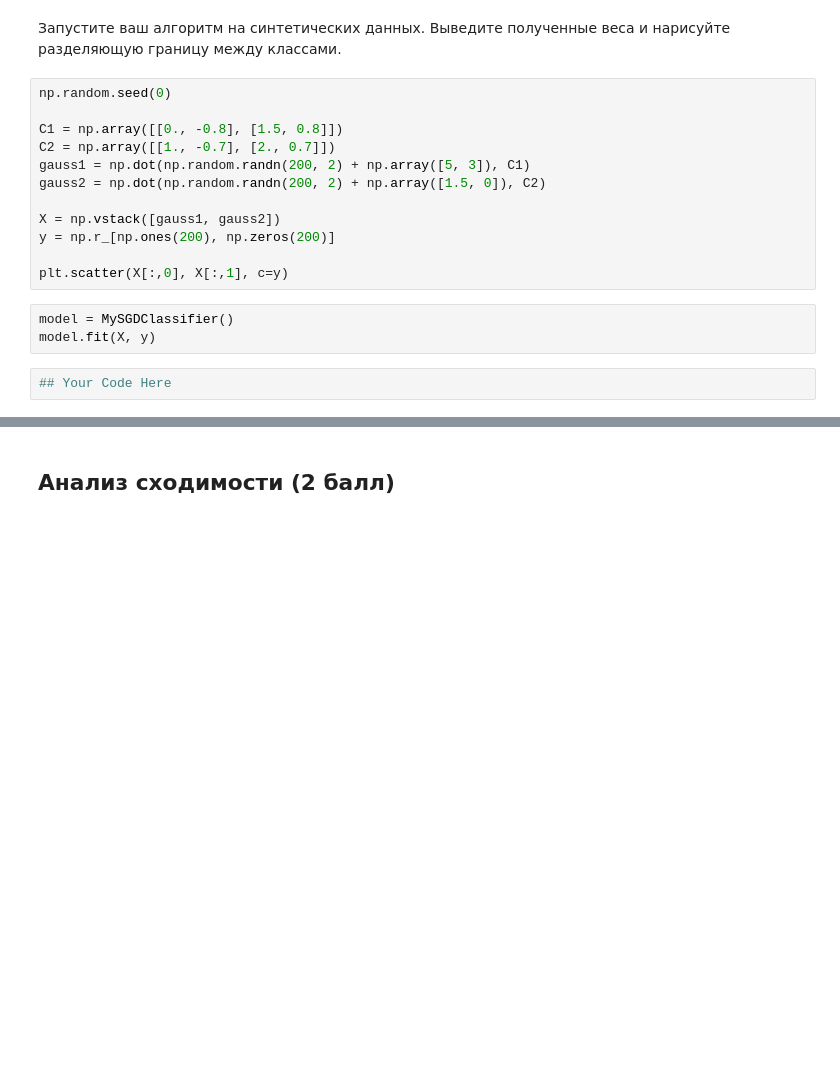
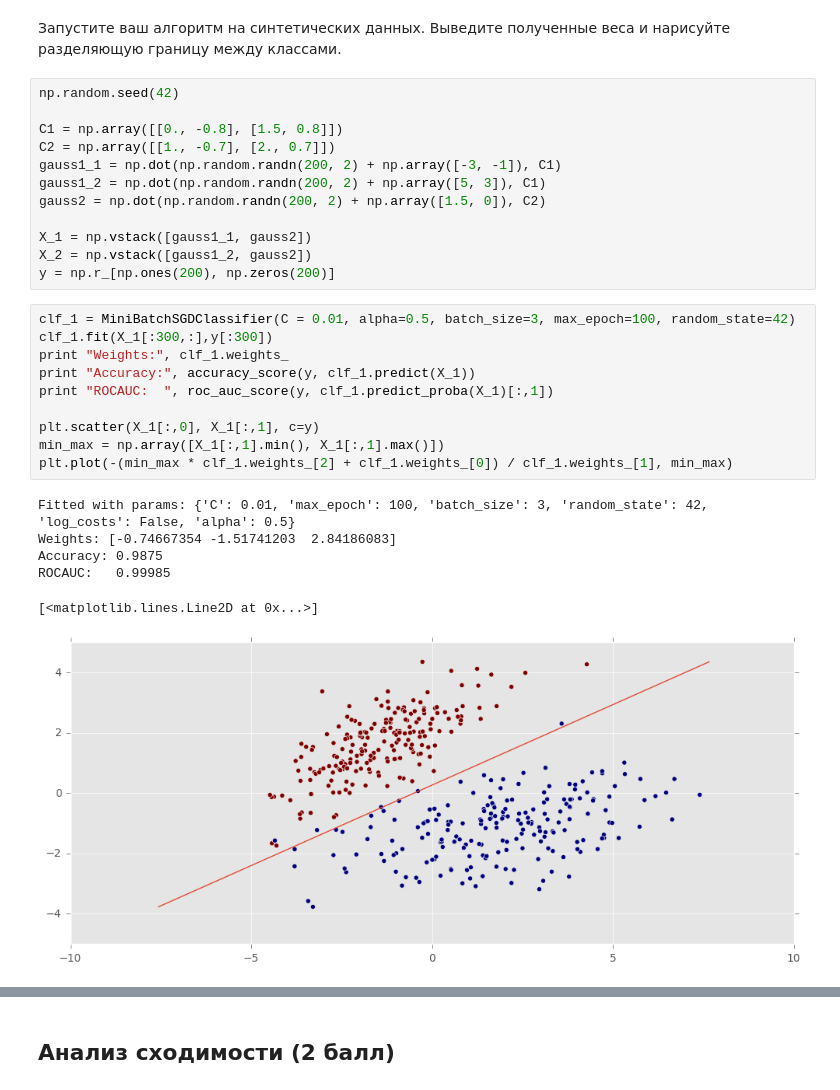
Before and after one commit to sergotail/homeworks, a Jupyter notebook: DM_1/hw4-lin-model/hw4-lin-models.ipynb, the cells around one changed output, grey strips where cells are left out. Drawn from its saved outputs; the diff is of its cells as text; blank space fills up the shorter version.

```diff
--- a/DM_1/hw4-lin-model/hw4-lin-models.ipynb
+++ b/DM_1/hw4-lin-model/hw4-lin-models.ipynb
@@ -111,19 +435,31 @@ class MySGDClassifier(BaseEstimator, ClassifierMixin):
 Запустите ваш алгоритм на синтетических данных.
 Выведите полученные веса и нарисуйте разделяющую границу между классами.
 # %%
-np.random.seed(0)
+np.random.seed(42)
 
 C1 = np.array([[0., -0.8], [1.5, 0.8]])
 C2 = np.array([[1., -0.7], [2., 0.7]])
-gauss1 = np.dot(np.random.randn(200, 2) + np.array([5, 3]), C1)
+gauss1_1 = np.dot(np.random.randn(200, 2) + np.array([-3, -1]), C1)
+gauss1_2 = np.dot(np.random.randn(200, 2) + np.array([5, 3]), C1)
 gauss2 = np.dot(np.random.randn(200, 2) + np.array([1.5, 0]), C2)
 
-X = np.vstack([gauss1, gauss2])
+X_1 = np.vstack([gauss1_1, gauss2])
+X_2 = np.vstack([gauss1_2, gauss2])
 y = np.r_[np.ones(200), np.zeros(200)]
-
-plt.scatter(X[:,0], X[:,1], c=y)
-# %%
-model = MySGDClassifier()
-model.fit(X, y)
-# %%
-## Your Code Here
+# %%
+clf_1 = MiniBatchSGDClassifier(C = 0.01, alpha=0.5, batch_size=3, max_epoch=100, random_state=42)
+clf_1.fit(X_1[:300,:],y[:300])
+print "Weights:", clf_1.weights_
+print "Accuracy:", accuracy_score(y, clf_1.predict(X_1))
+print "ROCAUC:  ", roc_auc_score(y, clf_1.predict_proba(X_1)[:,1])
+
+plt.scatter(X_1[:,0], X_1[:,1], c=y)
+min_max = np.array([X_1[:,1].min(), X_1[:,1].max()])
+plt.plot(-(min_max * clf_1.weights_[2] + clf_1.weights_[0]) / clf_1.weights_[1], min_max)
+# %% [output]
+Fitted with params: {'C': 0.01, 'max_epoch': 100, 'batch_size': 3, 'random_state': 42, 'log_costs': False, 'alpha': 0.5}
+Weights: [-0.74667354 -1.51741203  2.84186083]
+Accuracy: 0.9875
+ROCAUC:   0.99985
+[<matplotlib.lines.Line2D at 0x...>]
+[figure, added]
```
Also changed, not shown: parts of 48 cells of this notebook, 4 other files.
